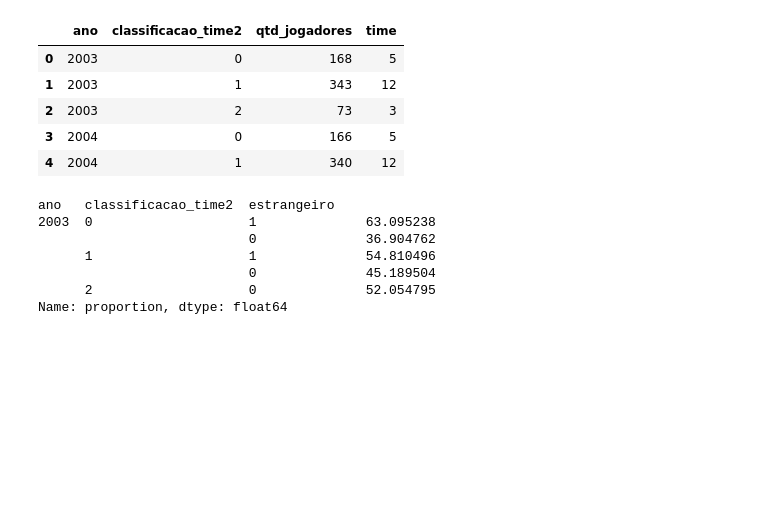
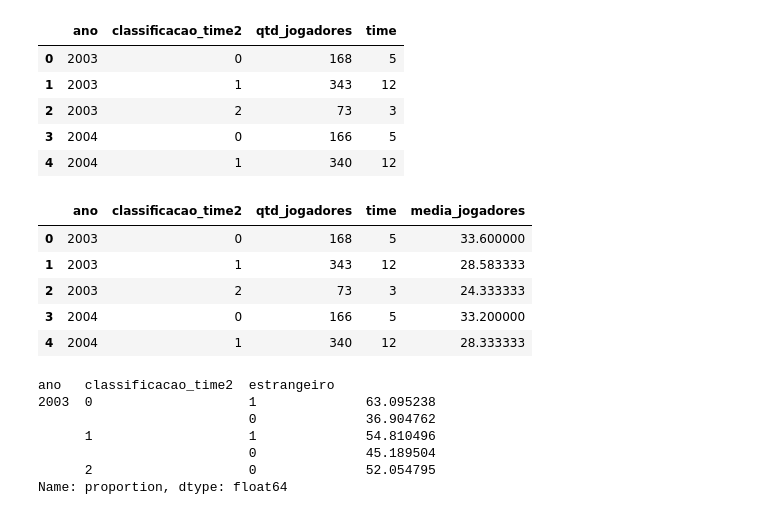
Before and after one commit to abilioepalanga/Modelo-de-previs-o-da-Premier-League-inglesa, a Jupyter notebook: Dados/previsão.ipynb, the cells around one changed output. Cells and saved outputs as stored; diff of their text form; code cells hidden in the pictures; blank space fills up the shorter version.

Commit message:
Calculando a media dos jogadores por equipe

```diff
--- a/Dados/previsão.ipynb
+++ b/Dados/previsão.ipynb
@@ -734,6 +734,19 @@ qtd_jogadores_posicao.head()
 | 2 | 2003 | 2 | 73 | 3 |
 | 3 | 2004 | 0 | 166 | 5 |
 | 4 | 2004 | 1 | 340 | 12 |
+# %%
+#Calculando a media de qtd de jogadores por time
+#media_qtd_jogadores = qtd_jogadores_posicao.groupby('ano').qtd_jogadores.mean().reset_index()
+
+qtd_jogadores_posicao.loc[:, 'media_jogadores']= qtd_jogadores_posicao.qtd_jogadores/qtd_jogadores_posicao.time
+qtd_jogadores_posicao.head()
+# %% [output]
+|  | ano | classificacao_time2 | qtd_jogadores | time | media_jogadores |
+| 0 | 2003 | 0 | 168 | 5 | 33.600000 |
+| 1 | 2003 | 1 | 343 | 12 | 28.583333 |
+| 2 | 2003 | 2 | 73 | 3 | 24.333333 |
+| 3 | 2004 | 0 | 166 | 5 | 33.200000 |
+| 4 | 2004 | 1 | 340 | 12 | 28.333333 |
 # %%
 #Calculando a porcentagem de estrangeiro para cada posição na classificacao
 perct_estrangeiro= dados_elenco_merge.groupby(['ano','classificacao_time2']).estrangeiro.value_counts(normalize=True)*100
```
